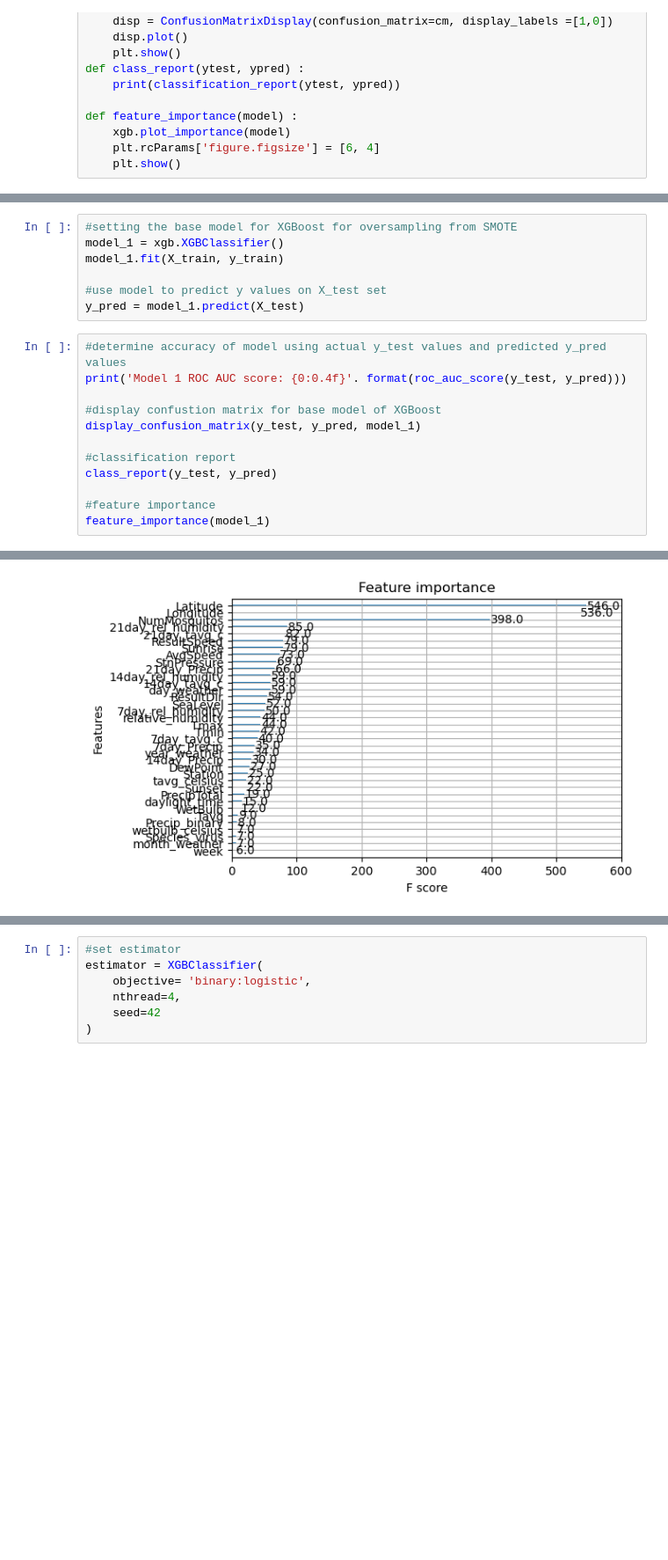
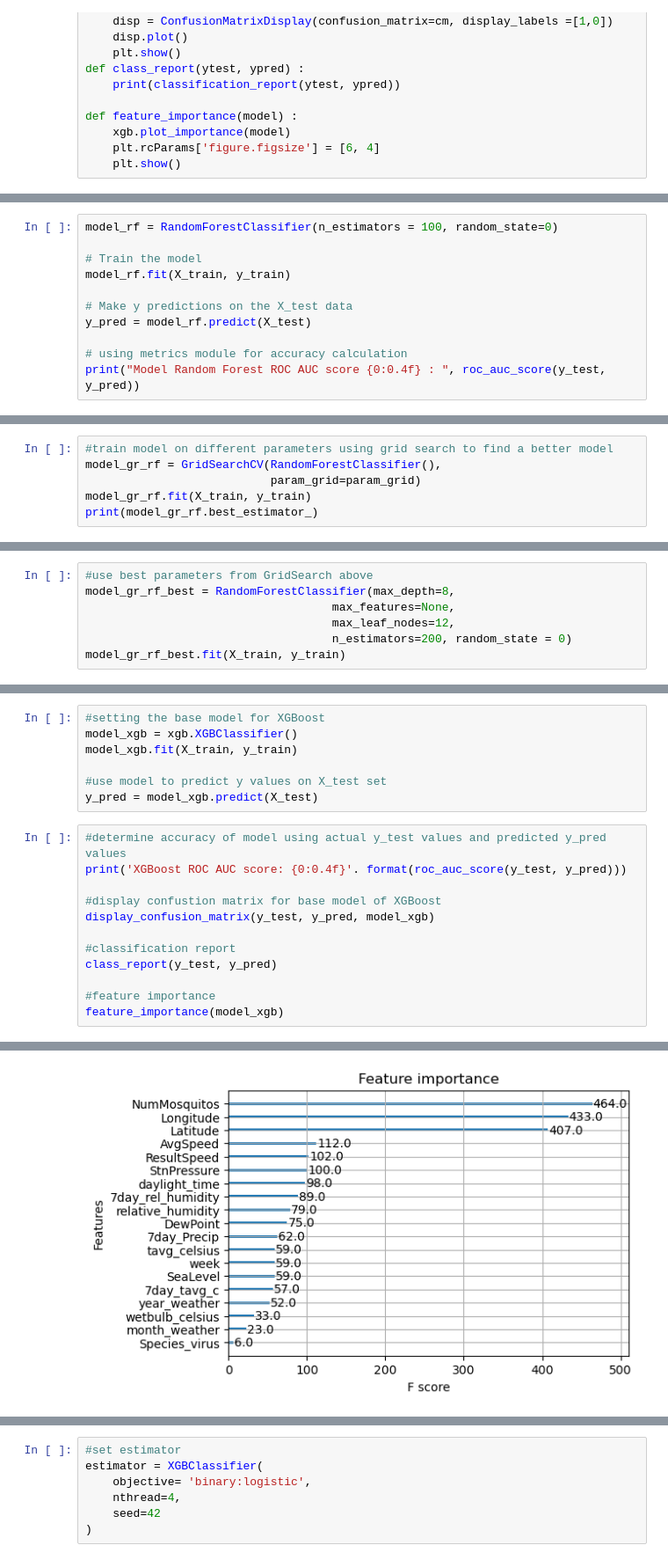
Before and after one commit to annapfenner/Predicting-the-West-Nile-virus, a Jupyter notebook: Jupyter Notebooks/Project 2- Pre-processing, Training & Modeling.ipynb, the cells around one changed output, grey strips where cells are left out. Shown at 88% size. Cells and saved outputs as stored; diff of their text form; blank space fills up the shorter version.

```diff
--- a/Jupyter Notebooks/Project 2- Pre-processing, Training & Modeling.ipynb
+++ b/Jupyter Notebooks/Project 2- Pre-processing, Training & Modeling.ipynb
@@ -118,0 +173,11 @@ def feature_importance(model) :
+# %%
+model_rf = RandomForestClassifier(n_estimators = 100, random_state=0)
+
+# Train the model
+model_rf.fit(X_train, y_train)
+
+# Make y predictions on the X_test data
+y_pred = model_rf.predict(X_test)
+
+# using metrics module for accuracy calculation
+print("Model Random Forest ROC AUC score {0:0.4f} : ", roc_auc_score(y_test, y_pred))
@@ -118,0 +201,6 @@ def feature_importance(model) :
+# %%
+#train model on different parameters using grid search to find a better model
+model_gr_rf = GridSearchCV(RandomForestClassifier(),
+                           param_grid=param_grid)
+model_gr_rf.fit(X_train, y_train)
+print(model_gr_rf.best_estimator_)
@@ -118,0 +209,7 @@ def feature_importance(model) :
+# %%
+#use best parameters from GridSearch above
+model_gr_rf_best = RandomForestClassifier(max_depth=8,
+                                    max_features=None,
+                                    max_leaf_nodes=12,
+                                    n_estimators=200, random_state = 0)
+model_gr_rf_best.fit(X_train, y_train)
@@ -121,20 +257,20 @@ def feature_importance(model) :
 # %%
-#setting the base model for XGBoost for oversampling from SMOTE
-model_1 = xgb.XGBClassifier()
-model_1.fit(X_train, y_train)
+#setting the base model for XGBoost
+model_xgb = xgb.XGBClassifier()
+model_xgb.fit(X_train, y_train)
 
 #use model to predict y values on X_test set
-y_pred = model_1.predict(X_test)
+y_pred = model_xgb.predict(X_test)
 # %%
 #determine accuracy of model using actual y_test values and predicted y_pred values
-print('Model 1 ROC AUC score: {0:0.4f}'. format(roc_auc_score(y_test, y_pred)))
+print('XGBoost ROC AUC score: {0:0.4f}'. format(roc_auc_score(y_test, y_pred)))
 
 #display confustion matrix for base model of XGBoost
-display_confusion_matrix(y_test, y_pred, model_1)
+display_confusion_matrix(y_test, y_pred, model_xgb)
 
 #classification report
 class_report(y_test, y_pred)
 
 #feature importance
-feature_importance(model_1)
+feature_importance(model_xgb)
 # %% [output]
@@ -151 +287 @@ weighted avg       0.96      0.96      0.96      5973
-[figure, old version]
+[figure, new version]
```
Also changed, not shown: parts of 79 cells of this notebook.
